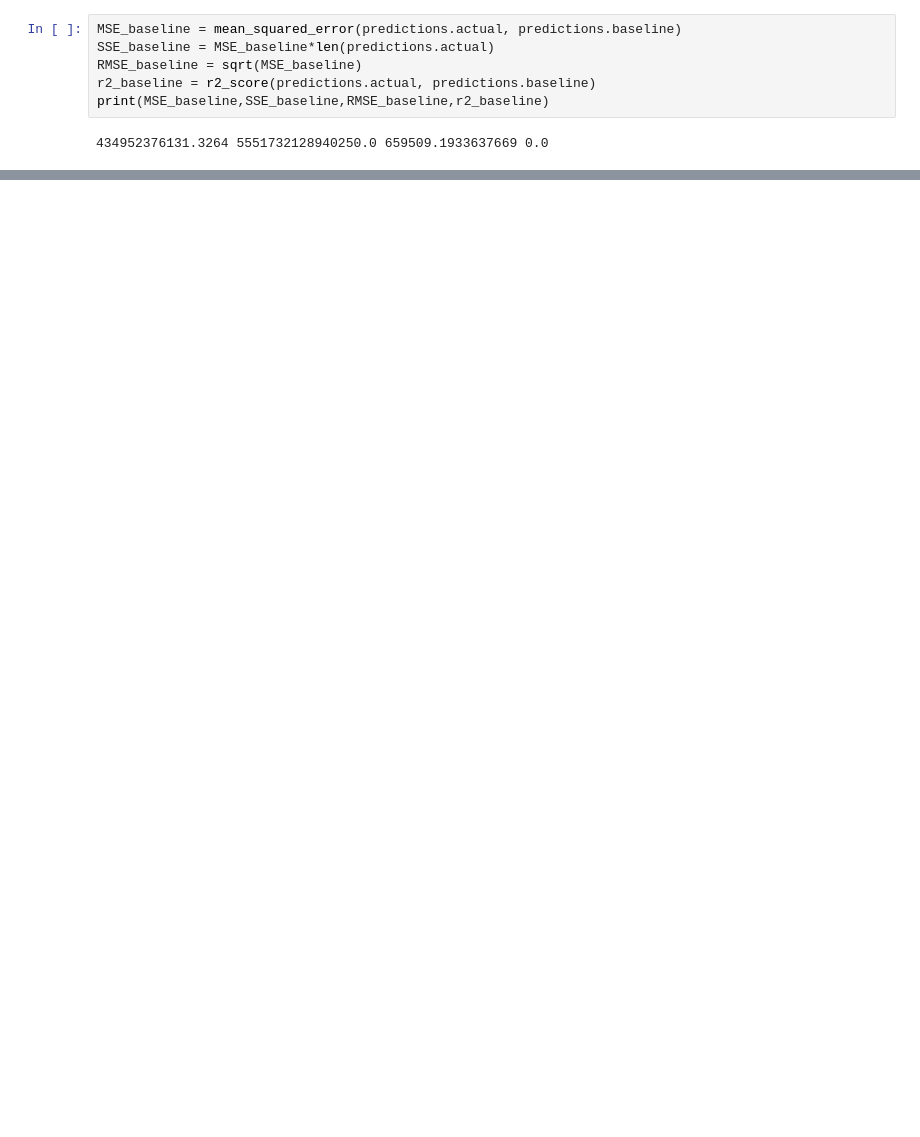
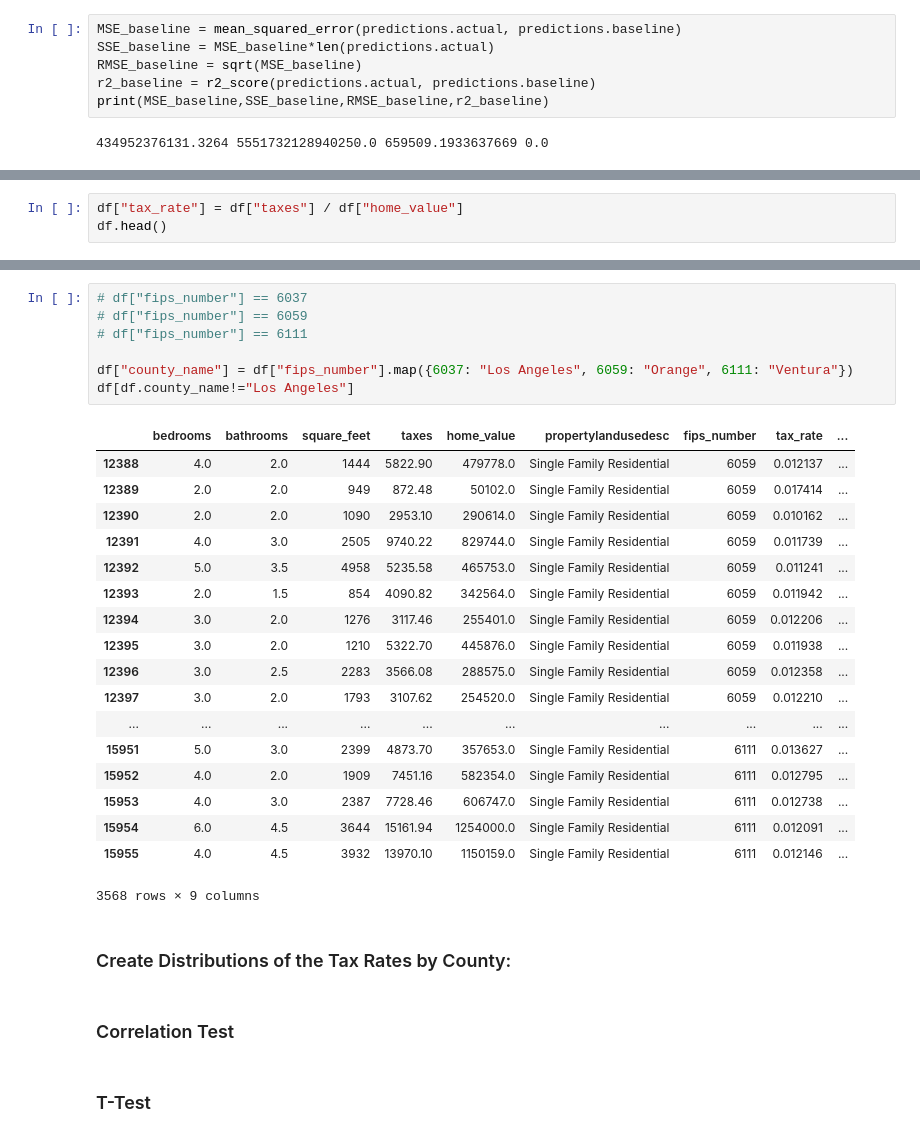
Before and after one commit to faithkane3/zillow_project, a Jupyter notebook: zillow_project_deliverable.ipynb, the cells around one changed output, grey strips where cells are left out. Drawn from its saved outputs; the diff is of its cells as text; blank space fills up the shorter version.

Commit message:
Commit MVP complete through creating county distributions and explaining process and thought

```diff
--- a/zillow_project_deliverable.ipynb
+++ b/zillow_project_deliverable.ipynb
@@ -105,0 +160,3 @@ print(MSE_1,SSE_1,RMSE_1,r2_1)
+# %%
+df["tax_rate"] = df["taxes"] / df["home_value"]
+df.head()
@@ -105,0 +170,32 @@ print(MSE_1,SSE_1,RMSE_1,r2_1)
+# %%
+# df["fips_number"] == 6037
+# df["fips_number"] == 6059
+# df["fips_number"] == 6111
+
+df["county_name"] = df["fips_number"].map({6037: "Los Angeles", 6059: "Orange", 6111: "Ventura"})
+df[df.county_name!="Los Angeles"]
+# %% [output]
+|  | bedrooms | bathrooms | square_feet | taxes | home_value | propertylandusedesc | fips_number | tax_rate | ... |
+| 12388 | 4.0 | 2.0 | 1444 | 5822.90 | 479778.0 | Single Family Residential | 6059 | 0.012137 | ... |
+| 12389 | 2.0 | 2.0 | 949 | 872.48 | 50102.0 | Single Family Residential | 6059 | 0.017414 | ... |
+| 12390 | 2.0 | 2.0 | 1090 | 2953.10 | 290614.0 | Single Family Residential | 6059 | 0.010162 | ... |
+| 12391 | 4.0 | 3.0 | 2505 | 9740.22 | 829744.0 | Single Family Residential | 6059 | 0.011739 | ... |
+| 12392 | 5.0 | 3.5 | 4958 | 5235.58 | 465753.0 | Single Family Residential | 6059 | 0.011241 | ... |
+| 12393 | 2.0 | 1.5 | 854 | 4090.82 | 342564.0 | Single Family Residential | 6059 | 0.011942 | ... |
+| 12394 | 3.0 | 2.0 | 1276 | 3117.46 | 255401.0 | Single Family Residential | 6059 | 0.012206 | ... |
+| 12395 | 3.0 | 2.0 | 1210 | 5322.70 | 445876.0 | Single Family Residential | 6059 | 0.011938 | ... |
+| 12396 | 3.0 | 2.5 | 2283 | 3566.08 | 288575.0 | Single Family Residential | 6059 | 0.012358 | ... |
+| 12397 | 3.0 | 2.0 | 1793 | 3107.62 | 254520.0 | Single Family Residential | 6059 | 0.012210 | ... |
+| ... | ... | ... | ... | ... | ... | ... | ... | ... | ... |
+| 15951 | 5.0 | 3.0 | 2399 | 4873.70 | 357653.0 | Single Family Residential | 6111 | 0.013627 | ... |
+| 15952 | 4.0 | 2.0 | 1909 | 7451.16 | 582354.0 | Single Family Residential | 6111 | 0.012795 | ... |
+| 15953 | 4.0 | 3.0 | 2387 | 7728.46 | 606747.0 | Single Family Residential | 6111 | 0.012738 | ... |
+| 15954 | 6.0 | 4.5 | 3644 | 15161.94 | 1254000.0 | Single Family Residential | 6111 | 0.012091 | ... |
+| 15955 | 4.0 | 4.5 | 3932 | 13970.10 | 1150159.0 | Single Family Residential | 6111 | 0.012146 | ... |
+3568 rows × 9 columns
+# %% [markdown]
+### Create Distributions of the Tax Rates by County:
+# %% [markdown]
+### Correlation Test
+# %% [markdown]
+### T-Test
```
Also changed, not shown: parts of 19 cells of this notebook.
